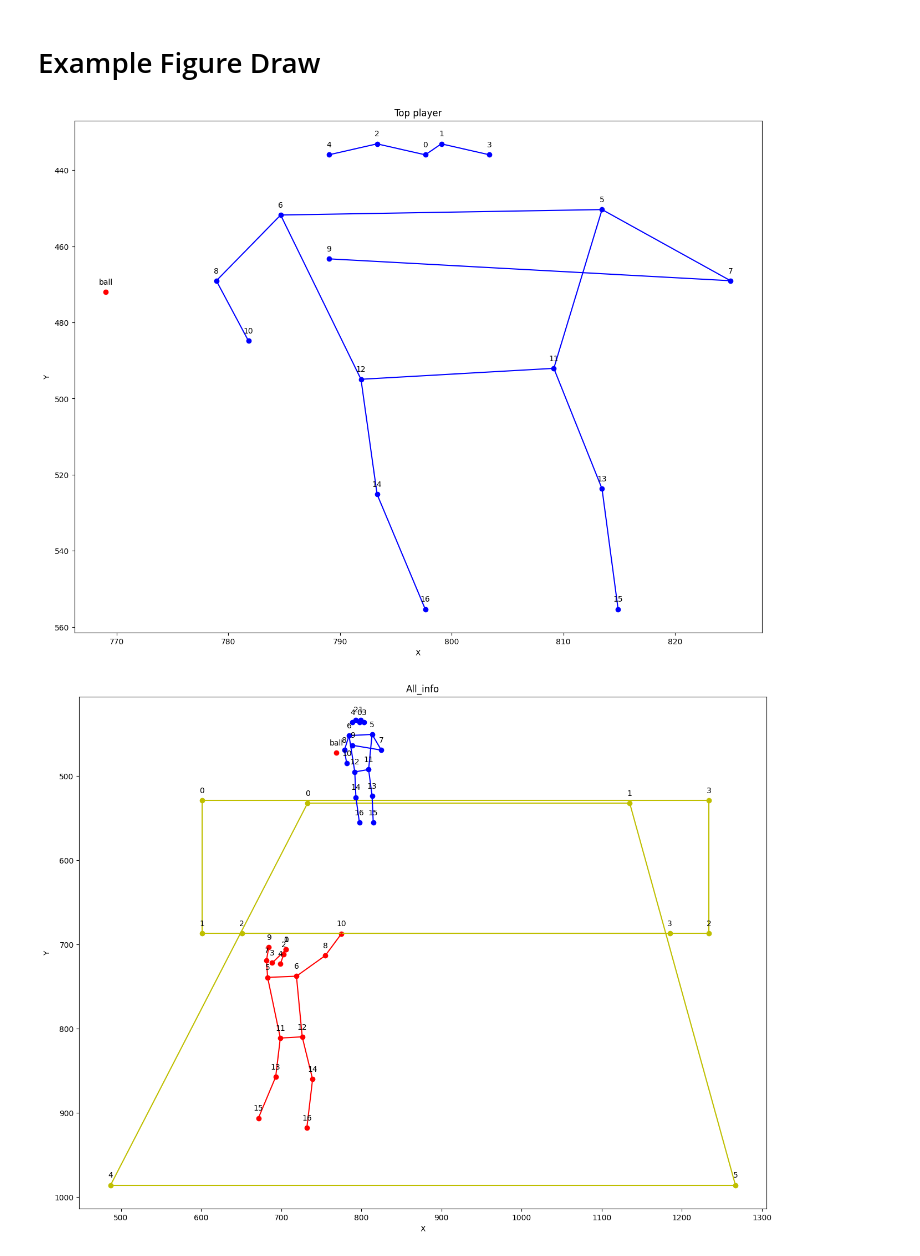
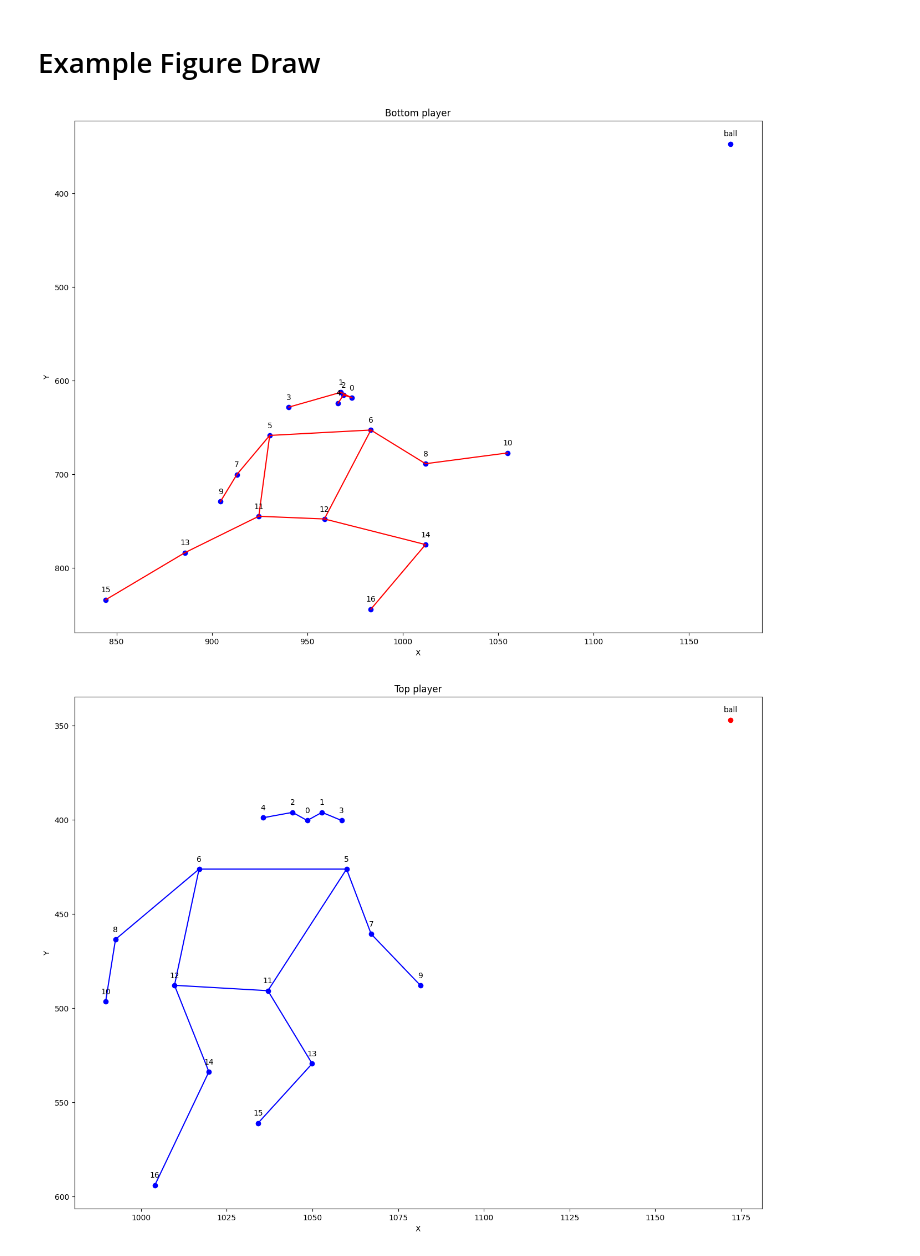
Before and after one commit to Weizhi-T/SoloShuttlePose, a Jupyter notebook: draft.ipynb, the cells around one changed output. Cells and saved outputs as stored; diff of their text form; code cells hidden in the pictures.

```diff
--- a/draft.ipynb
+++ b/draft.ipynb
@@ -126,13 +126,55 @@ import warnings
 # clear the polyfit Rankwarning
 warnings.simplefilter('ignore', np.RankWarning)
 
-players_dict = read_json("res/players/player_kp/test5.json")
-ball_dict=read_json("res/ball/loca_info/test5/test5_0-298.json")
-court_dict=read_json("res/courts/court_kp/test5.json")
+
+players_dict = read_json("res/players/player_kp/test1.json")
+ball_dict=read_json("res/ball/loca_info(denoise)/test1/test1_273-547.json")
+court_dict=read_json("res/courts/court_kp/test1.json")
 
 
-current_frame=33
+current_frame=296
 ball=(ball_dict[str(current_frame)]['x'],ball_dict[str(current_frame)]['y'])
+
+# figure 1
+plt.figure(figsize=(16, 12))
+plt.gca().invert_yaxis()
+
+# 给定的点
+joints = players_dict[f"{current_frame}"]
+players_joints = joints['bottom']
+
+# 提取 x 坐标和 y 坐标
+x = [joint[0] for joint in players_joints]
+y = [joint[1] for joint in players_joints]
+
+
+# 创建散点图
+plt.scatter(x, y,c="b")
+
+plt.scatter(ball[0], ball[1],c="b")
+plt.annotate("ball", (ball[0], ball[1]), textcoords="offset points", xytext=(0,10), ha='center')
+
+
+edges = [(0, 1), (0, 2), (2, 4), (1, 3), (6, 8), (8, 10), (11, 12),
+         (5, 7), (7, 9), (5, 11), (11, 13), (13, 15), (6, 12),
+         (12, 14), (14, 16), (5, 6)]
+
+# 循环添加标号
+for i, joint in enumerate(players_joints):
+    plt.annotate(str(i), (x[i], y[i]), textcoords="offset points", xytext=(0,10), ha='center')
+
+# 绘制连接线
+for edge in edges:
+    plt.plot([x[edge[0]], x[edge[1]]], [y[edge[0]], y[edge[1]]], 'r-')
+
+
+# 设置图形标题和轴标签
+plt.title('Bottom player')
+plt.xlabel('X')
+plt.ylabel('Y')
+
+# 显示图形
+plt.savefig("docs/Bottom_player.png")
 
 
 # figure 1
@@ -174,7 +216,7 @@ plt.xlabel('X')
 plt.ylabel('Y')
 
 # 显示图形
-plt.show()
+plt.savefig("docs/Top_player.png")
 
 
 # figure 2
@@ -255,33 +297,33 @@ for edge in edges:
 
 players_joints = joints['bottom']
 
 # 提取 x 坐标和 y 坐标
 x = [joint[0] for joint in players_joints]
 y = [joint[1] for joint in players_joints]
 
 # 创建散点图
 plt.scatter(x, y,c="r")
 
 edges = [(0, 1), (0, 2), (2, 4), (1, 3), (6, 8), (8, 10), (11, 12),
          (5, 7), (7, 9), (5, 11), (11, 13), (13, 15), (6, 12),
          (12, 14), (14, 16), (5, 6)]
 
 # 循环添加标号
 for i, joint in enumerate(players_joints):
     plt.annotate(str(i), (x[i], y[i]), textcoords="offset points", xytext=(0,10), ha='center')
 
 # 绘制连接线
 for edge in edges:
     plt.plot([x[edge[0]], x[edge[1]]], [y[edge[0]], y[edge[1]]], 'r-')
 
 
 # 设置图形标题和轴标签
 plt.title('All_info')
 plt.xlabel('X')
 plt.ylabel('Y')
 
 # 显示图形
-plt.show()
+plt.savefig("docs/All_info.png")
 # %% [output]
-[figure, old version]
+[figure, new version]
-[figure, old version]
+[figure, new version]
```
Also changed, not shown: parts of 3 cells of this notebook, 31 other files.
